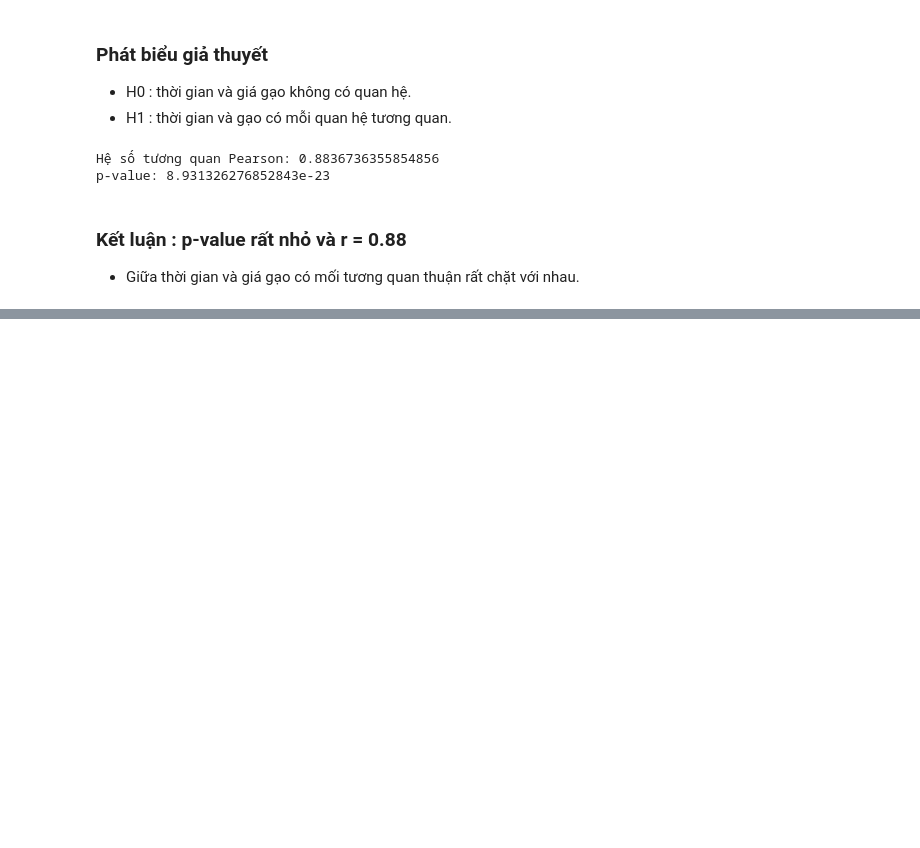
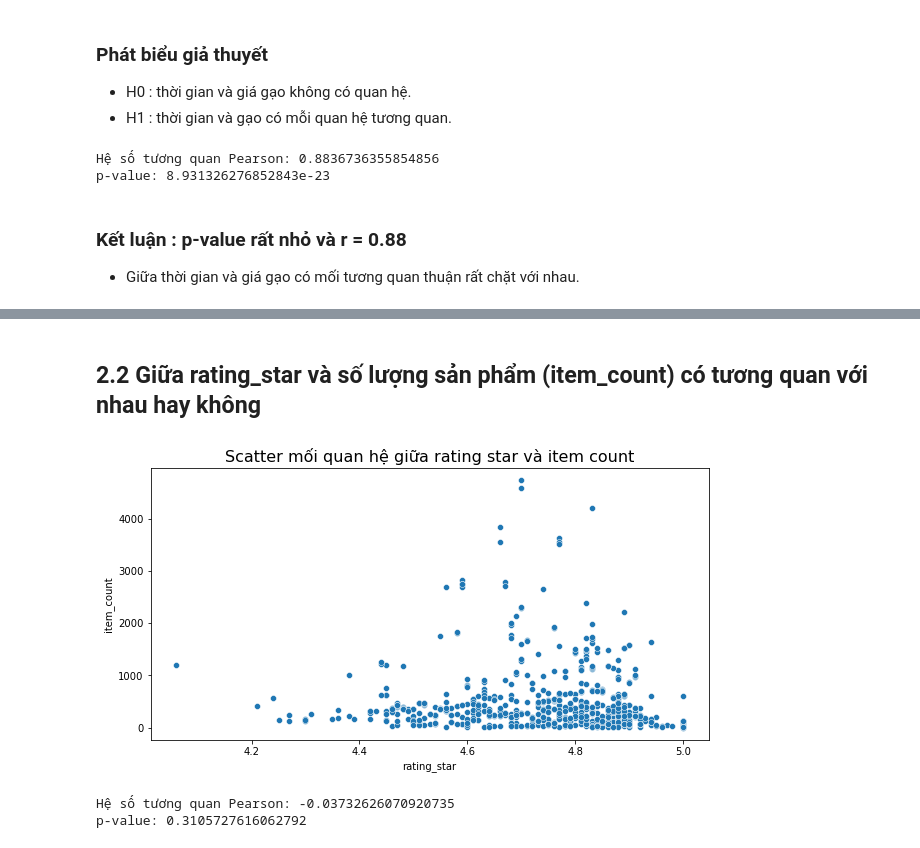
Before and after one commit to ShinNgao12/CodeGym_DA, a Jupyter notebook: Demo_KiemDinhTuongQuan.ipynb, the cells around one changed output, grey strips where cells are left out. Cells and saved outputs as stored; diff of their text form; code cells hidden in the pictures; blank space fills up the shorter version.

```diff
--- a/Demo_KiemDinhTuongQuan.ipynb
+++ b/Demo_KiemDinhTuongQuan.ipynb
@@ -76,0 +129,18 @@ p-value: 8.931326276852843e-23
+# %% [markdown]
+## 2.2 Giữa rating_star và số lượng sản phẩm (item_count) có tương quan với nhau hay không
+# %%
+# Xóa các dòng chứa giá trị nan
+df2 = df.dropna(subset=['rating_star','item_count'])
+# %%
+sns.scatterplot(x = 'rating_star', y = 'item_count', data = df2)
+plt.title('Scatter mối quan hệ giữa rating star và item count', fontsize = 16)
+plt.show()
+# %% [output]
+[figure, added]
+# %%
+r , pvalue = pearsonr(x = df2['rating_star'], y = df2['item_count'])
+print(f'Hệ số tương quan Pearson: {r}')
+print(f'p-value: {pvalue}')
+# %% [output]
+Hệ số tương quan Pearson: -0.03732626070920735
+p-value: 0.3105727616062792
```
Also changed, not shown: parts of 20 cells of this notebook.
